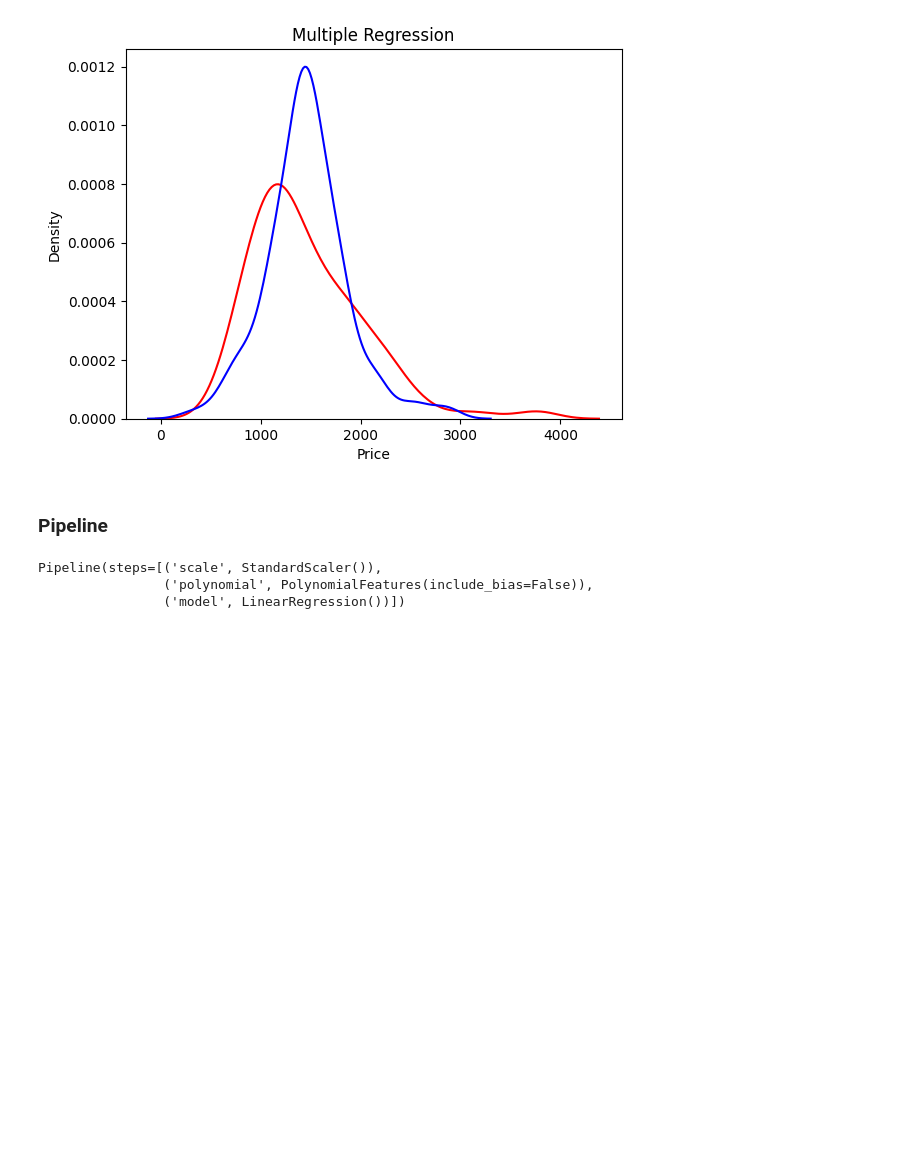
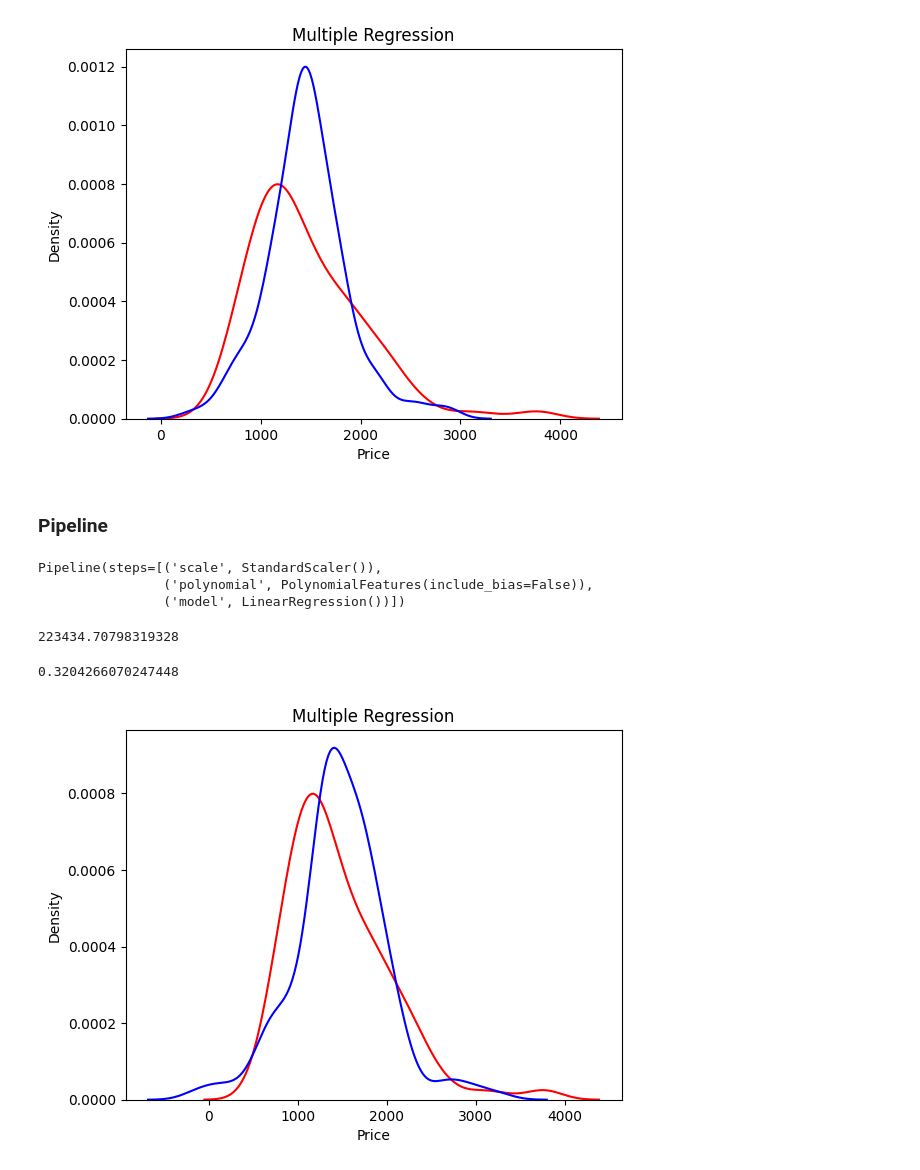
Before and after one commit to MachineTi-lab/IBM-Data-analysis-with-Python, a Jupyter notebook: IBM_LAB2.ipynb, the cells around one changed output. Saved outputs shown, nothing was run; the diff lists cells and outputs as text; code cells hidden in the pictures; blank space fills up the shorter version.

```diff
--- a/IBM_LAB2.ipynb
+++ b/IBM_LAB2.ipynb
@@ -271,3 +271,18 @@ Pipeline(steps=[('scale', StandardScaler()),
                 ('model', LinearRegression())])
 # %%
 ypipe = pipe.predict(Z)
+# %%
+mean_squared_error(Y , ypipe)
+# %% [output]
+223434.70798319328
+# %%
+pipe.score(Z , Y)
+# %% [output]
+0.3204266070247448
+# %%
+ax1 = sns.kdeplot(df["Price"] , color = "r" , label = "Actual Label")
+sns.kdeplot(ypipe , color = "b" , label = "Second Label")
+plt.title("Multiple Regression")
+plt.show()
+# %% [output]
+[figure, added]
```
